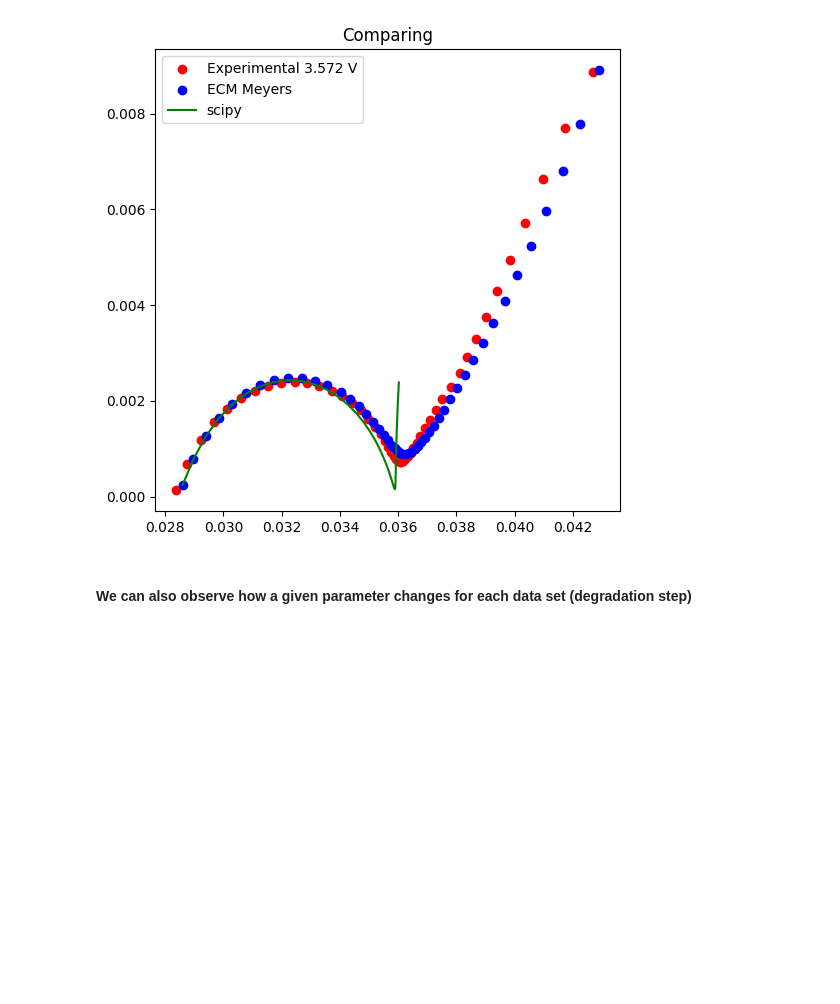
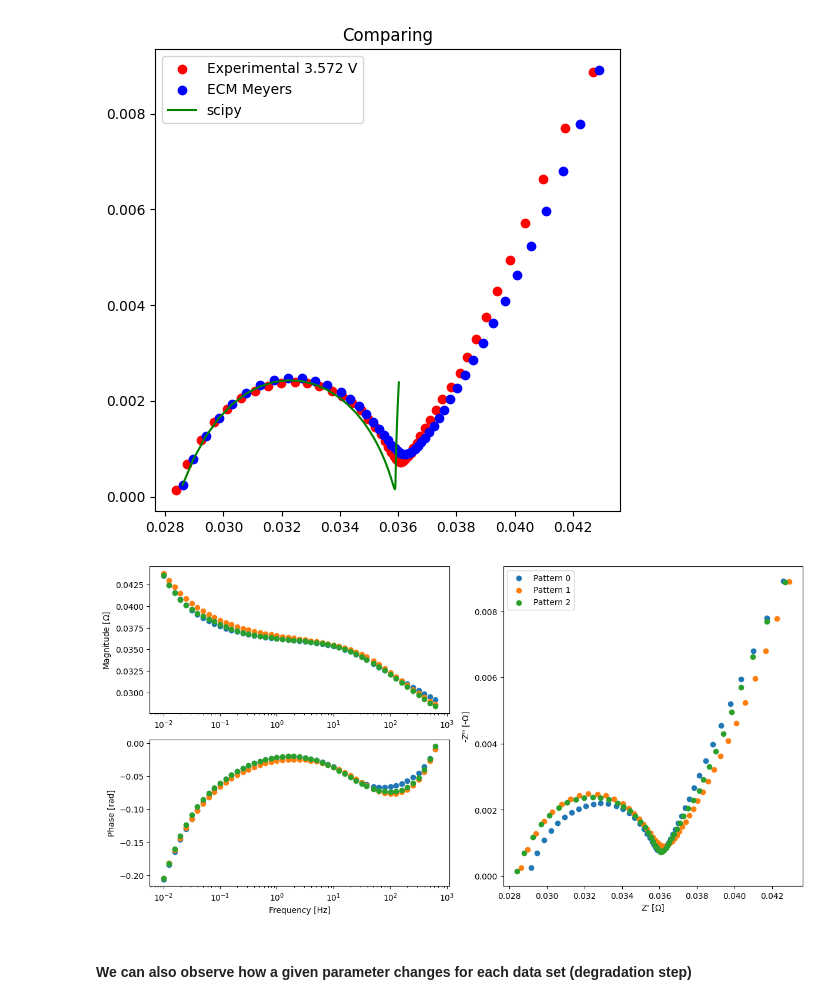
Before and after one commit to samaard2001/EIS-code, a Jupyter notebook: Code/EIS_ECM.ipynb, the cells around one changed output. Drawn from its saved outputs; the diff is of its cells as text; code cells hidden in the pictures; blank space fills up the shorter version.

Commit message:
adding bode plot

```diff
--- a/Code/EIS_ECM.ipynb
+++ b/Code/EIS_ECM.ipynb
@@ -186,6 +191,22 @@ optimizing_plot(1, "Meyers", a_meyers_all, calc_meyers_all_Z, optimize_randles)
 [figure]
 [figure]
 [figure]
+# %%
+i = 1
+freq = np.array(get_exp_data(i, "")[1])
+exp_real = np.array(get_exp_data(i, "")[0][0])
+exp_imag = np.array(get_exp_data(i, "")[0][1])
+
+Z_exp = exp_real + exp_imag*1j
+
+final_diff, opt_randles_param = optimize_diff(i, a_randles, calc_randles_Z)
+Z_randles_opt = calc_randles_Z(opt_randles_param, freq)
+
+plot_impedance([(freq, Z_randles_opt),
+                (freq, calc_meyers_all_Z(dict_to_list(a_meyers_all), freq)),
+                (freq, Z_exp)])
+# %% [output]
+[figure, added]
 # %% [markdown]
 #### We can also observe how a given parameter changes for each data set (degradation step)
 # %%
```
Also changed, not shown: parts of 2 cells of this notebook, 1 other file.
